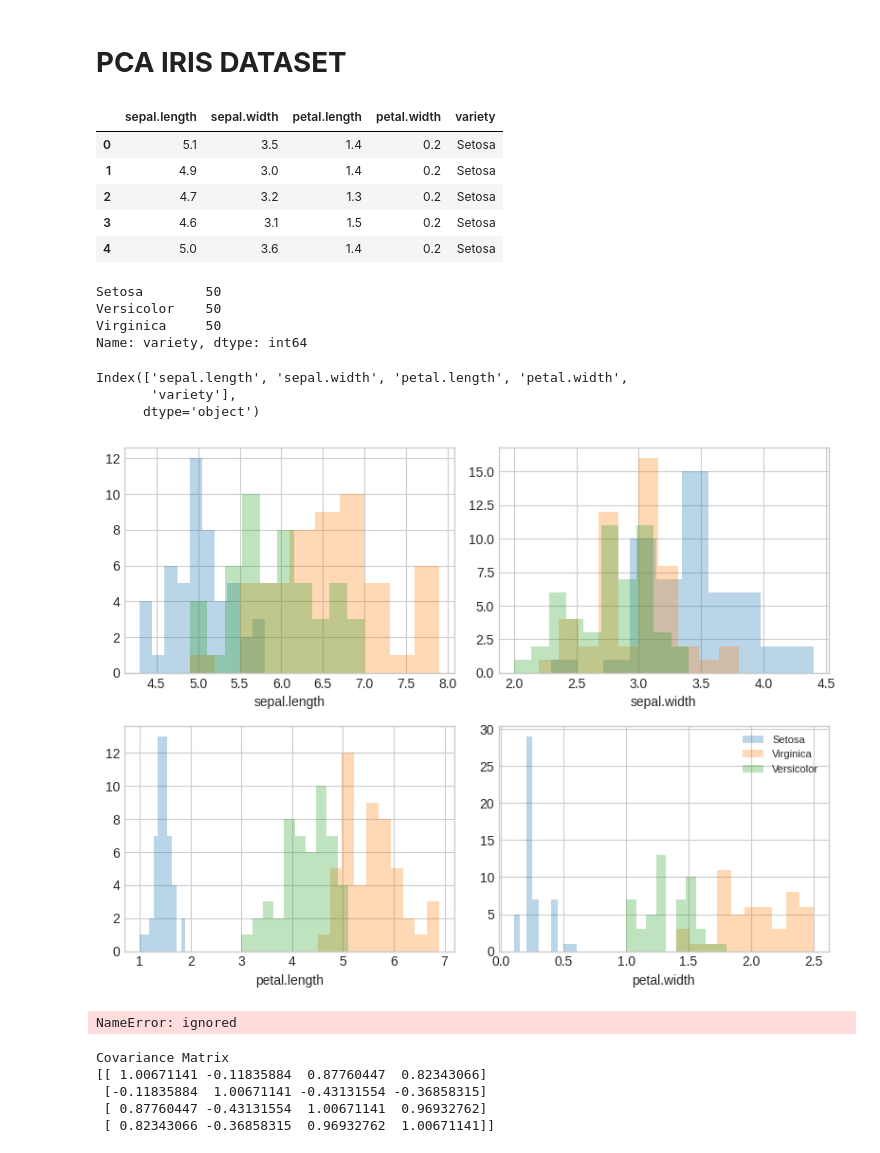
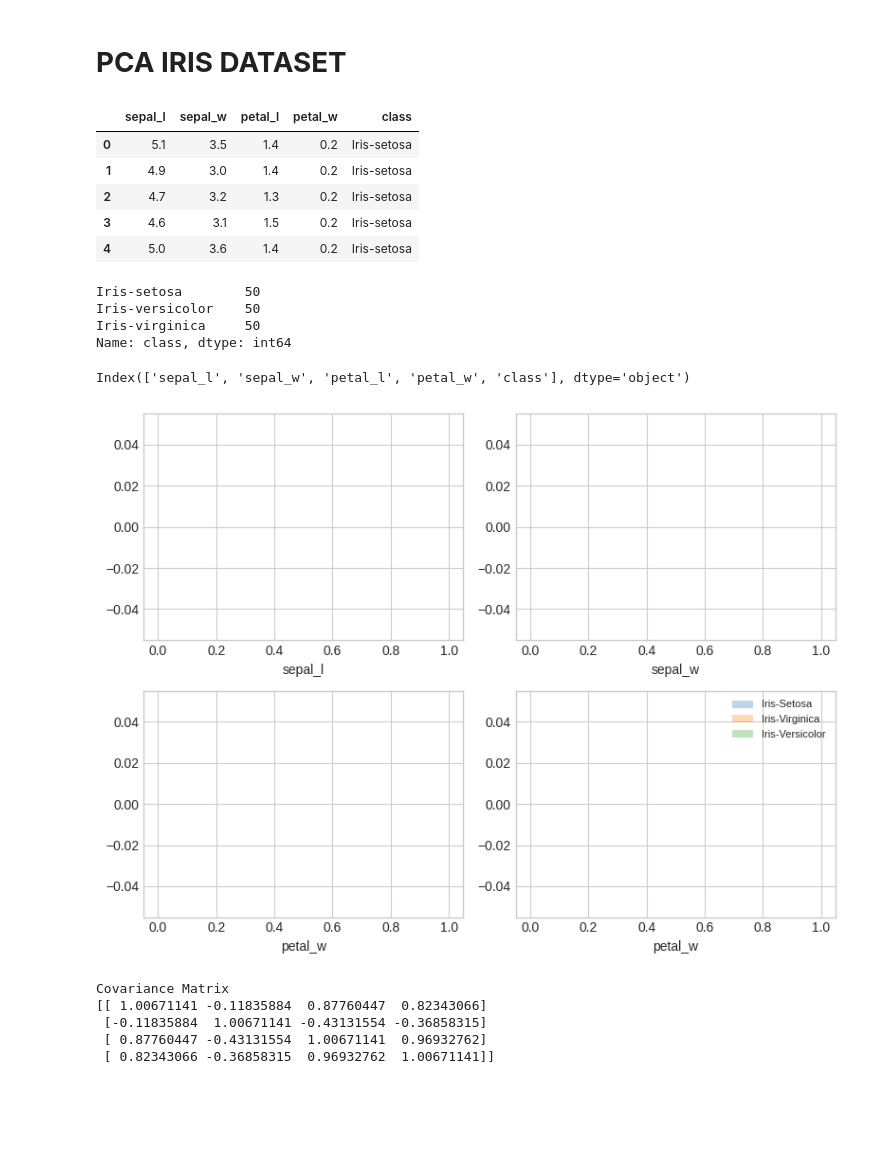
Before and after one commit to NabilaAtiraQurratulAini/PendataB, a Jupyter notebook: _sources/Tugas/PCAIrisData.ipynb, the cells around one changed output. Drawn from its saved outputs; the diff is of its cells as text; code cells hidden in the pictures; blank space fills up the shorter version.

```diff
--- a/_sources/Tugas/PCAIrisData.ipynb
+++ b/_sources/Tugas/PCAIrisData.ipynb
@@ -6,57 +6,51 @@ import numpy as np
 import seaborn as sns
 import matplotlib.pyplot as plt
 # %%
-df=pd.read_csv('https://gist.githubusercontent.com/netj/8836201/raw/6f9306ad21398ea43cba4f7d537619d0e07d5ae3/iris.csv', sep=',')
+df=pd.read_csv('https://raw.githubusercontent.com/NabilaAtiraQurratulAini/PendataB/gh-pages/Tugas/iris', sep=',')
 df.head()
 # %% [output]
-|  | sepal.length | sepal.width | petal.length | petal.width | variety |
-| 0 | 5.1 | 3.5 | 1.4 | 0.2 | Setosa |
-| 1 | 4.9 | 3.0 | 1.4 | 0.2 | Setosa |
-| 2 | 4.7 | 3.2 | 1.3 | 0.2 | Setosa |
-| 3 | 4.6 | 3.1 | 1.5 | 0.2 | Setosa |
-| 4 | 5.0 | 3.6 | 1.4 | 0.2 | Setosa |
+|  | sepal_l | sepal_w | petal_l | petal_w | class |
+| 0 | 5.1 | 3.5 | 1.4 | 0.2 | Iris-setosa |
+| 1 | 4.9 | 3.0 | 1.4 | 0.2 | Iris-setosa |
+| 2 | 4.7 | 3.2 | 1.3 | 0.2 | Iris-setosa |
+| 3 | 4.6 | 3.1 | 1.5 | 0.2 | Iris-setosa |
+| 4 | 5.0 | 3.6 | 1.4 | 0.2 | Iris-setosa |
 # %%
-df['variety'].value_counts()
+df['class'].value_counts()
 # %% [output]
-Setosa        50
-Versicolor    50
-Virginica     50
-Name: variety, dtype: int64
+Iris-setosa        50
+Iris-versicolor    50
+Iris-virginica     50
+Name: class, dtype: int64
 # %%
 df.columns
 # %% [output]
-Index(['sepal.length', 'sepal.width', 'petal.length', 'petal.width',
-       'variety'],
-      dtype='object')
+Index(['sepal_l', 'sepal_w', 'petal_l', 'petal_w', 'class'], dtype='object')
 # %%
 X=df.iloc[:,0:4].values
 y=df.iloc[:,4].values
 # %%
-label_dict={1: 'Setosa',
-           2: 'Virginica',
-           3: 'Versicolor'}
-feature_dict={0: 'sepal.length',1: 'sepal.width',2: 'petal.length',3: 'petal.width'}
+label_dict={1: 'Iris-Setosa',
+           2: 'Iris-Virginica',
+           3: 'Iris-Versicolor'}
+feature_dict={0: 'sepal_l',1: 'sepal_w',2: 'petal_w',3: 'petal_w'}
 
 with plt.style.context('seaborn-whitegrid'):
     plt.figure(figsize=(8,6))
     for i in range(4):
         plt.subplot(2,2,i+1)
-        for lab in ('Setosa','Virginica','Versicolor'):
+        for lab in ('Iris-Setosa','Iris-Virginica','Iris-Versicolor'):
             plt.hist(X[y==lab, i],
                     label=lab,
                     bins=10,
                     alpha=0.3)
         plt.xlabel(feature_dict[i])
     plt.legend(loc='upper right', fancybox=True,fontsize=8)
 
     plt.tight_layout()
     plt.show()
 # %% [output]
-[figure, old version]
+[figure, new version]
-# %%
-X_std.shape[0]-1
-# %% [output]
-NameError: ignored
 # %%
 from sklearn.preprocessing import StandardScaler
 X_std=StandardScaler().fit_transform(X)
```
Also changed, not shown: 20 other files.
